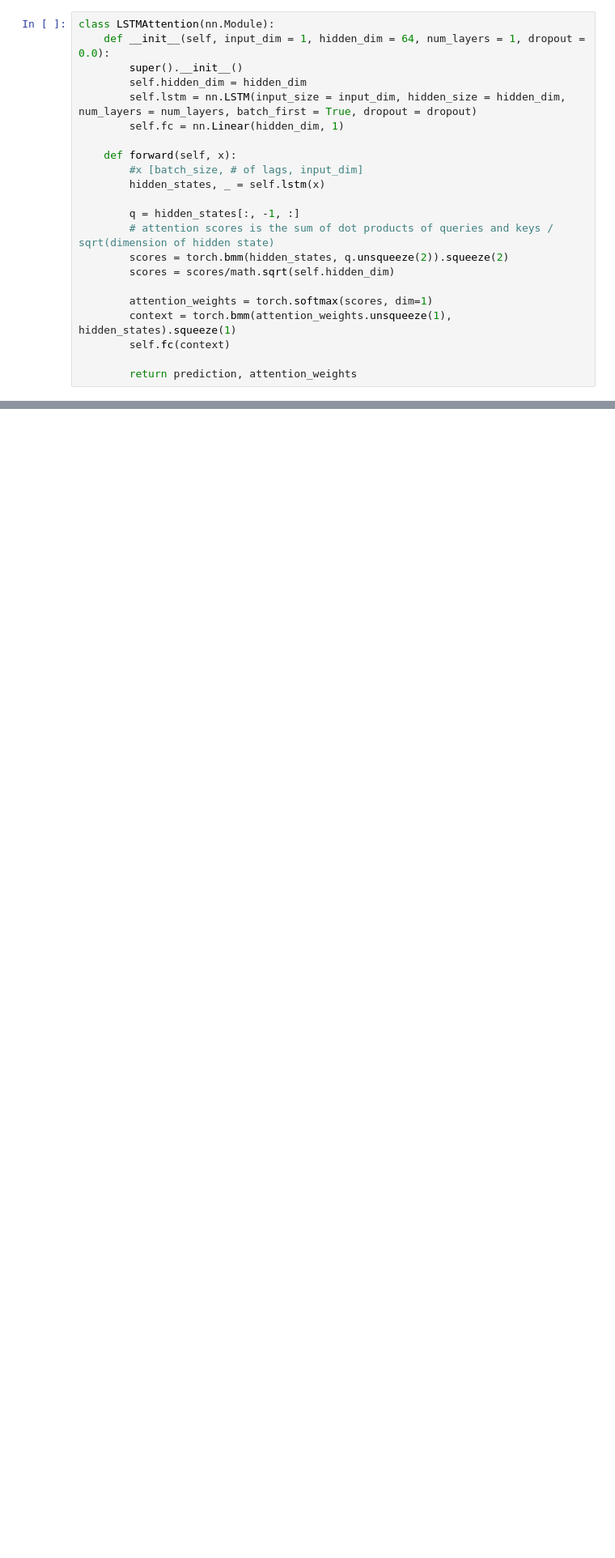
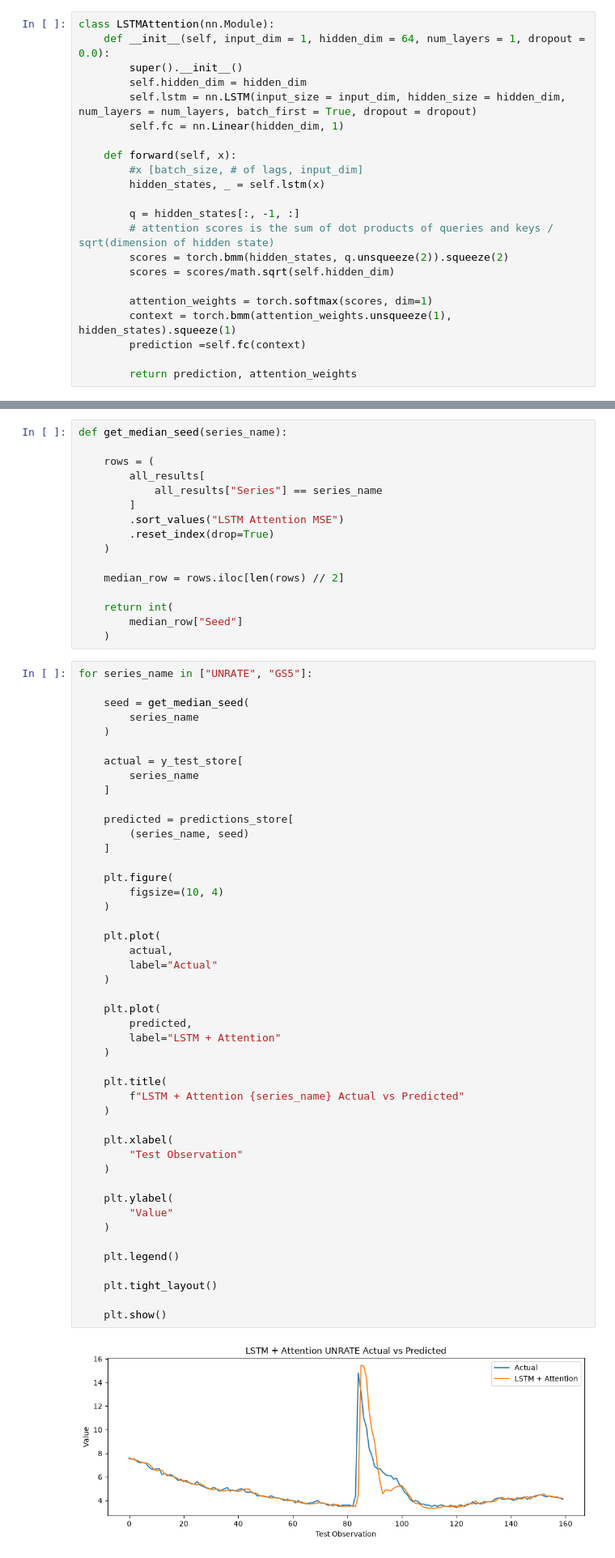
Before and after one commit to WillNeub/VIPHW1Part2, a Jupyter notebook: LSTMTrans.ipynb, the cells around one changed output, grey strips where cells are left out. Shown at 81% size. Drawn from its saved outputs; the diff is of its cells as text; blank space fills up the shorter version.

Commit message:
Update LSTM attention and remove RevIN

```diff
--- a/LSTMTrans.ipynb
+++ b/LSTMTrans.ipynb
@@ -65,7 +111,7 @@ class LSTMAttention(nn.Module):
 
         attention_weights = torch.softmax(scores, dim=1)
         context = torch.bmm(attention_weights.unsqueeze(1), hidden_states).squeeze(1)
-        self.fc(context)
+        prediction =self.fc(context)
 
         return prediction, attention_weights
 # %%
@@ -92,0 +449,64 @@ for epoch in range(100):
+# %%
+def get_median_seed(series_name):
+
+    rows = (
+        all_results[
+            all_results["Series"] == series_name
+        ]
+        .sort_values("LSTM Attention MSE")
+        .reset_index(drop=True)
+    )
+
+    median_row = rows.iloc[len(rows) // 2]
+
+    return int(
+        median_row["Seed"]
+    )
+# %%
+for series_name in ["UNRATE", "GS5"]:
+
+    seed = get_median_seed(
+        series_name
+    )
+
+    actual = y_test_store[
+        series_name
+    ]
+
+    predicted = predictions_store[
+        (series_name, seed)
+    ]
+
+    plt.figure(
+        figsize=(10, 4)
+    )
+
+    plt.plot(
+        actual,
+        label="Actual"
+    )
+
+    plt.plot(
+        predicted,
+        label="LSTM + Attention"
+    )
+
+    plt.title(
+        f"LSTM + Attention {series_name} Actual vs Predicted"
+    )
+
+    plt.xlabel(
+        "Test Observation"
+    )
+
+    plt.ylabel(
+        "Value"
+    )
+
+    plt.legend()
+
+    plt.tight_layout()
+
+    plt.show()
+# %% [output]
+[figure, added]
```
Also changed, not shown: parts of 18 cells of this notebook, 1 other file.
